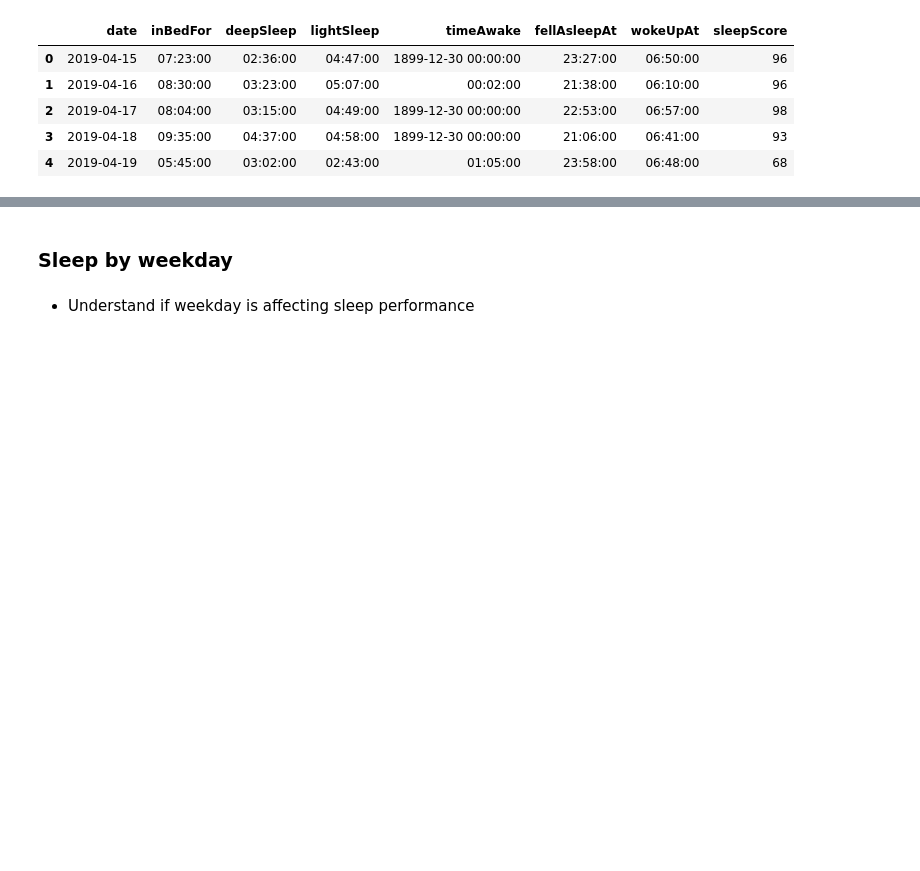
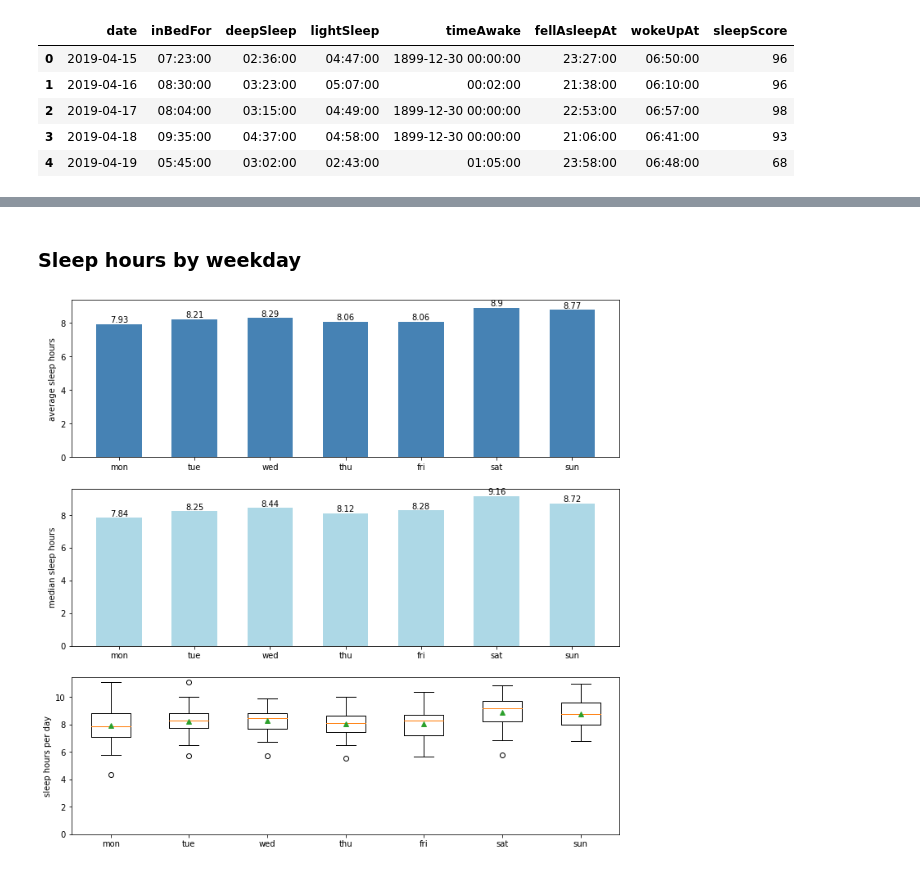
Before and after one commit to dariustamasauskas/MI-Fit-Band, a Jupyter notebook: Analysis/MI_Fit_Band.ipynb, the cells around one changed output, grey strips where cells are left out. Drawn from its saved outputs; the diff is of its cells as text; code cells hidden in the pictures; blank space fills up the shorter version.

```diff
--- a/Analysis/MI_Fit_Band.ipynb
+++ b/Analysis/MI_Fit_Band.ipynb
@@ -262,4 +376,43 @@ sleep_data.head()
 # %% [markdown]
-### Sleep by weekday
+### Sleep hours by weekday
-# %% [markdown]
-- Understand if weekday is affecting sleep performance
+# %%
+fig, (ax1, ax2, ax3) = plt.subplots(3, 1, figsize=(12,12))
+
+sleep_data['weekday'] = sleep_data['date'].dt.dayofweek
+sleep_data_weekday_mean = sleep_data.groupby(['weekday']).mean().reset_index()
+sleep_data_weekday_median = sleep_data.groupby(['weekday']).median().reset_index()
+weekday_mapping = {0:'mon', 1:'tue', 2:'wed', 3:'thu', 4:'fri', 5:'sat', 6:'sun'}
+
+x1 = sleep_data_weekday_mean['weekday'].map(weekday_mapping)
+y1 = sleep_data_weekday_mean['sleep_hours']
+
+x2 = sleep_data_weekday_median['weekday'].map(weekday_mapping)
+y2 = sleep_data_weekday_median['sleep_hours']
+
+data_mon = np.array(sleep_data['sleep_hours'][sleep_data['weekday'] == 0])
+data_tue = np.array(sleep_data['sleep_hours'][sleep_data['weekday'] == 1])
+data_wed = np.array(sleep_data['sleep_hours'][sleep_data['weekday'] == 2])
+data_thu = np.array(sleep_data['sleep_hours'][sleep_data['weekday'] == 3])
+data_fri = np.array(sleep_data['sleep_hours'][sleep_data['weekday'] == 4])
+data_sat = np.array(sleep_data['sleep_hours'][sleep_data['weekday'] == 5])
+data_sun = np.array(sleep_data['sleep_hours'][sleep_data['weekday'] == 6])
+data = [data_mon, data_tue, data_wed, data_thu, data_fri, data_sat, data_sun]
+
+# creating bar chart for average sleep hours by weekday
+rect1 = ax1.bar(x1, round(y1, 2), color='steelblue', width=0.6)
+ax1.set_ylabel('average sleep hours')
+ax1.bar_label(rect1)
+
+# creating bar chart for median sleep hours by weekday
+rect2 = ax2.bar(x2, round(y2, 2), color='lightblue', width=0.6)
+ax2.set_ylabel('median sleep hours')
+ax2.bar_label(rect2)
+
+# creating box plot for sleep hours by weekday
+ax3.boxplot(data, showmeans=True, labels=weekday_mapping.values())
+ax3.set_ylabel('sleep hours per day')
+ax3.set_ylim(ymin=0)
+
+plt.show()
+# %% [output]
+[figure, added]
```
Also changed, not shown: parts of 34 cells of this notebook.
